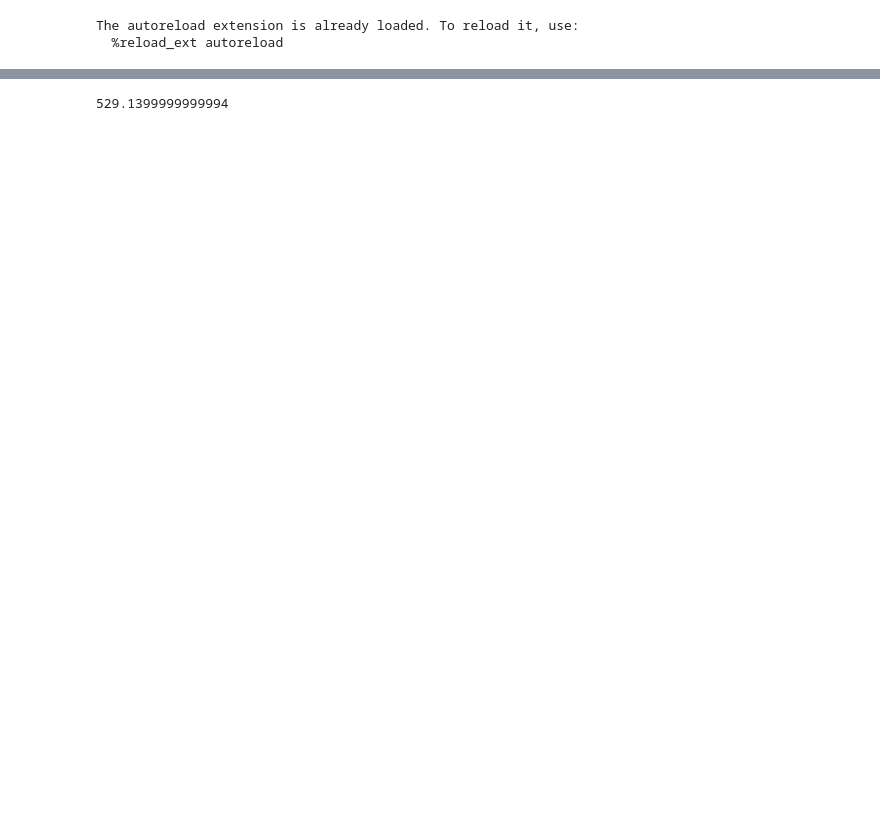
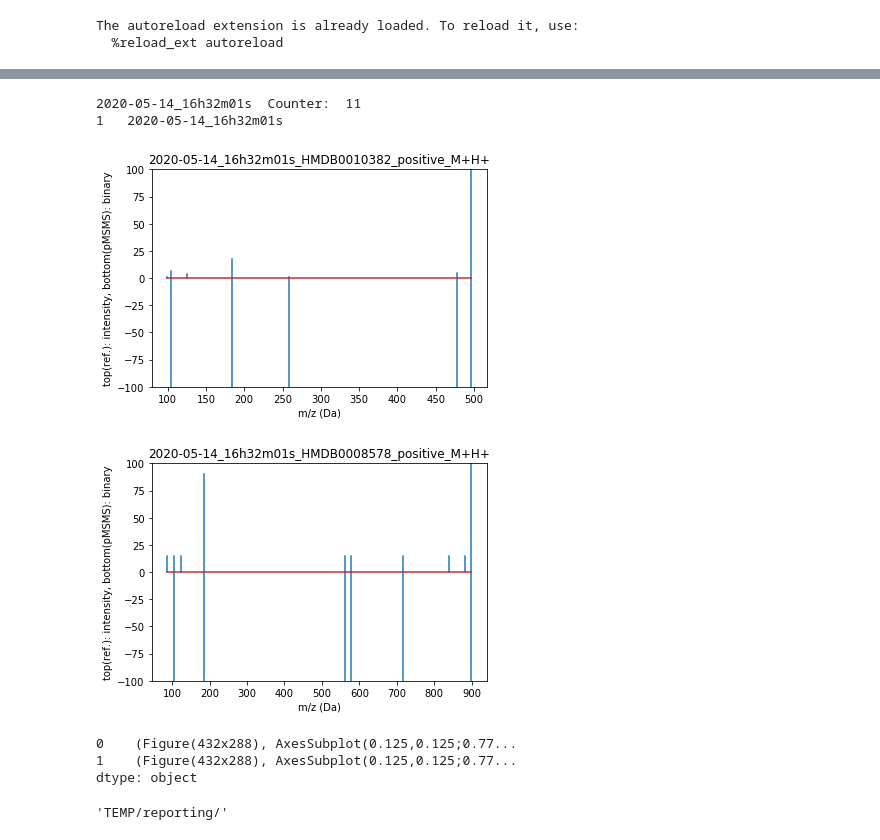
Before and after one commit to DinosaurInSpace/metaspace_msms_paper, a Jupyter notebook: I_spotted_standards.ipynb, the cells around one changed output, grey strips where cells are left out. Saved outputs shown, nothing was run; the diff lists cells and outputs as text; code cells hidden in the pictures; blank space fills up the shorter version.

Commit message:
"I_spotted_standards.ipynb" is end-to-end completed, meaning steps I 1-12 of outline can be executed once METASPACE-MS/MS spotting experiments are complete and data is in METASPACE.

```diff
--- a/I_spotted_standards.ipynb
+++ b/I_spotted_standards.ipynb
@@ -283,4 +204,0 @@ for title, spectra in to_print.items():
-# %%
-20000-19470.86
-# %% [output]
-529.1399999999994
@@ -287,2 +217,33 @@ for title, spectra in to_print.items():
+# %%
+# Real inputs as databecomes available
+original_ds_id_on_prod = None  # Update to run!
+db_id_on_beta = None  # Update to run!
+ds_id_on_beta = None  # Update to run!
+path_to_reports = 'TEMP/reporting/'  # Update to run!
+polarity = ['positive', 'negative'][0]  # Update to run!
+psuedo_y_axis = ['binary', 'fdr', 'msm', 'cos', 'intensity'][0]
+ref_spectra_df = pd.read_pickle("input/cm3_reference_spectra_df.pickle")
+x = list(spotted_cmpds_df.id)
+ref_spectra_df = ref_spectra_df[ref_spectra_df.id.isin(x)]
+# %%
+mirror_main(original_ds_id_on_prod,
+                db_id_on_beta,
+                ds_id_on_beta,
+                path_to_reports,
+                polarity,
+                psuedo_y_axis,
+                ref_spectra_df)
+# %% [output]
+2020-05-14_16h32m01s  Counter:  11
+1   2020-05-14_16h32m01s
+[figure, added]
+[figure, added]
+0    (Figure(432x288), AxesSubplot(0.125,0.125;0.77...
+1    (Figure(432x288), AxesSubplot(0.125,0.125;0.77...
+dtype: object
 # %%
 # 11. Compare predicted, experimental, and psuedo-MS/MS spectra.
+# Manually review in directory below to pick winners
+path_to_reports
+# %% [output]
+'TEMP/reporting/'
```
Also changed, not shown: parts of 19 cells of this notebook, 2 other files.
